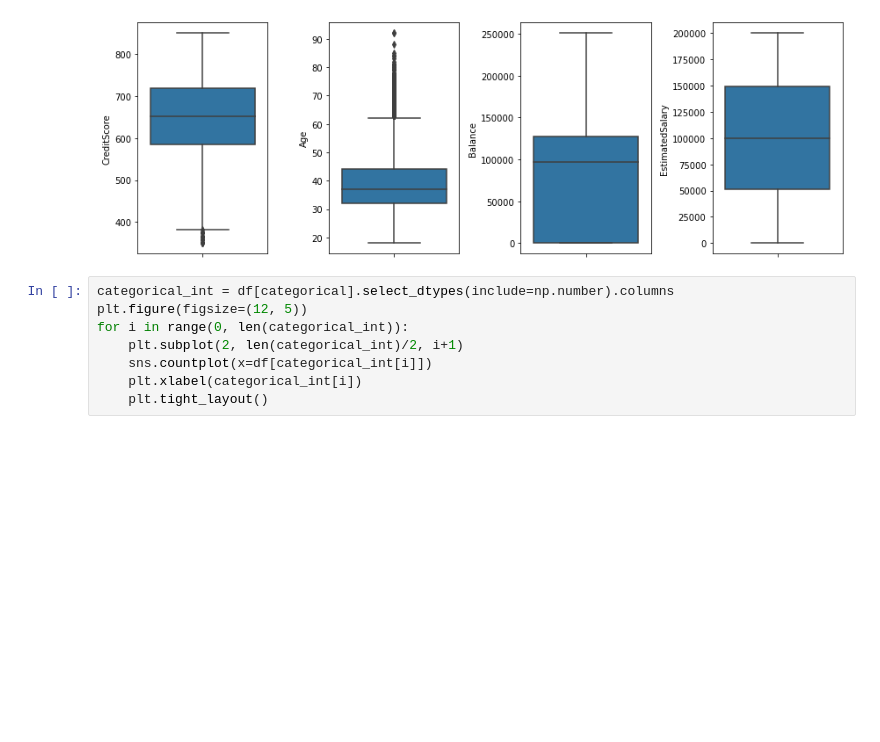
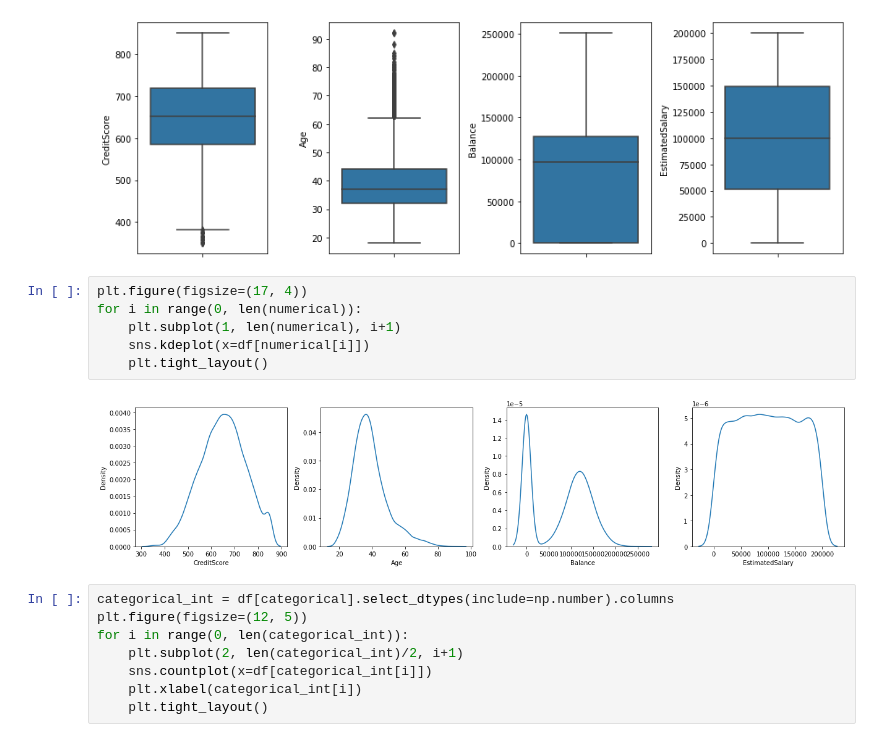
Before and after one commit to chakraskun/churn-modelling, a Jupyter notebook: eda_and_datviz.ipynb, the cells around one changed output. Cells and saved outputs as stored; diff of their text form; blank space fills up the shorter version.

```diff
--- a/eda.ipynb
+++ b/eda_and_datviz.ipynb
@@ -147,6 +147,14 @@ for i in range(0, len(numerical)):
     plt.tight_layout()
 # %% [output]
 [figure]
+# %%
+plt.figure(figsize=(17, 4))
+for i in range(0, len(numerical)):
+    plt.subplot(1, len(numerical), i+1)
+    sns.kdeplot(x=df[numerical[i]])
+    plt.tight_layout()
+# %% [output]
+[figure, added]
 # %%
 categorical_int = df[categorical].select_dtypes(include=np.number).columns
 plt.figure(figsize=(12, 5))
```
Also changed, not shown: parts of 5 cells of this notebook.
